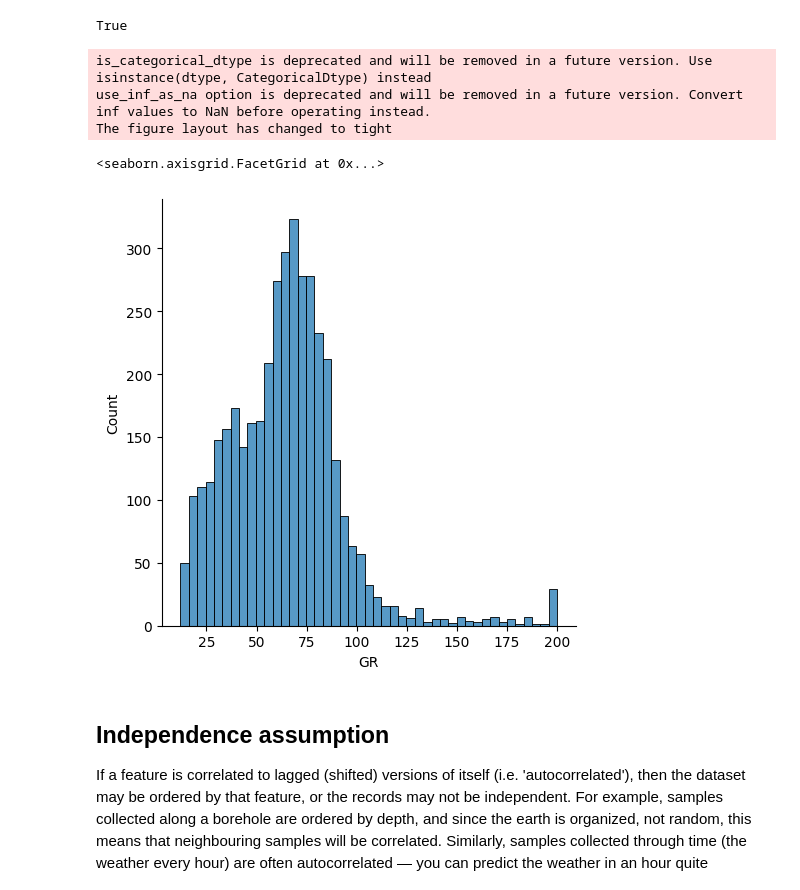
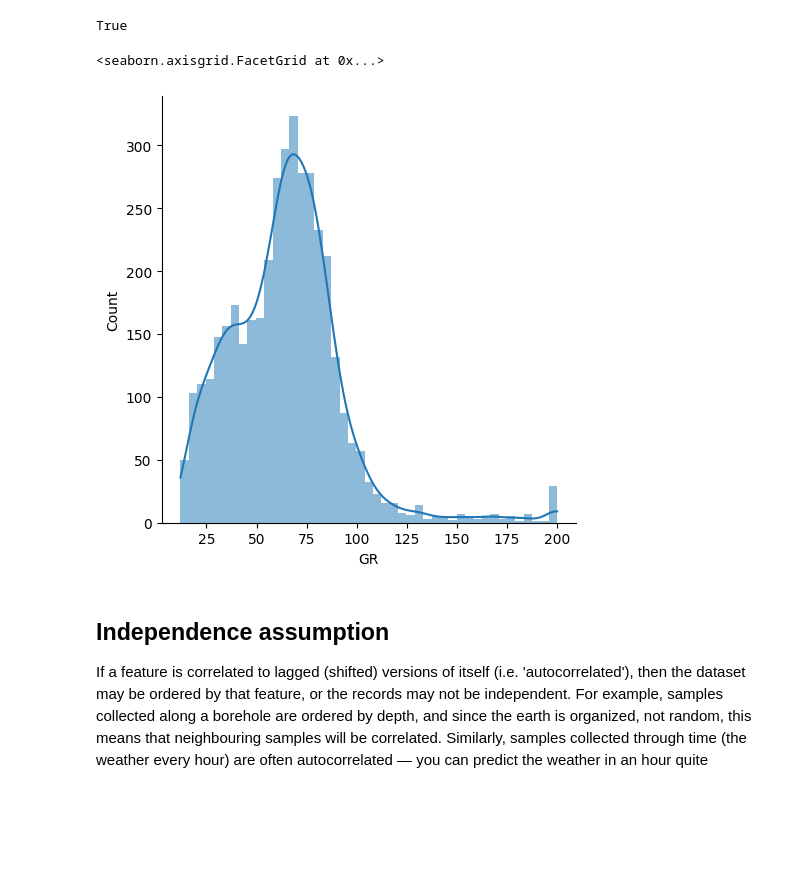
Before and after one commit to scienxlab/redflag, a Jupyter notebook: docs/notebooks/Tutorial.ipynb, the cells around one changed output. Saved outputs shown, nothing was run; the diff lists cells and outputs as text; code cells hidden in the pictures; blank space fills up the shorter version.

```diff
--- a/docs/notebooks/Tutorial.ipynb
+++ b/docs/notebooks/Tutorial.ipynb
@@ -143,13 +143,10 @@ True
 # %%
 import seaborn as sns
 
-sns.displot(df['GR'])
+sns.displot(df['GR'], lw=0, kde=True)
 # %% [output]
-is_categorical_dtype is deprecated and will be removed in a future version. Use isinstance(dtype, CategoricalDtype) instead
-use_inf_as_na option is deprecated and will be removed in a future version. Convert inf values to NaN before operating instead.
-The figure layout has changed to tight
+<seaborn.axisgrid.FacetGrid at 0x...>
-<seaborn.axisgrid.FacetGrid at 0x...>
-[figure, old version]
+[figure, new version]
 # %% [markdown]
 ## Independence assumption
 
```
Also changed, not shown: parts of 4 cells of this notebook, 4 other files.
